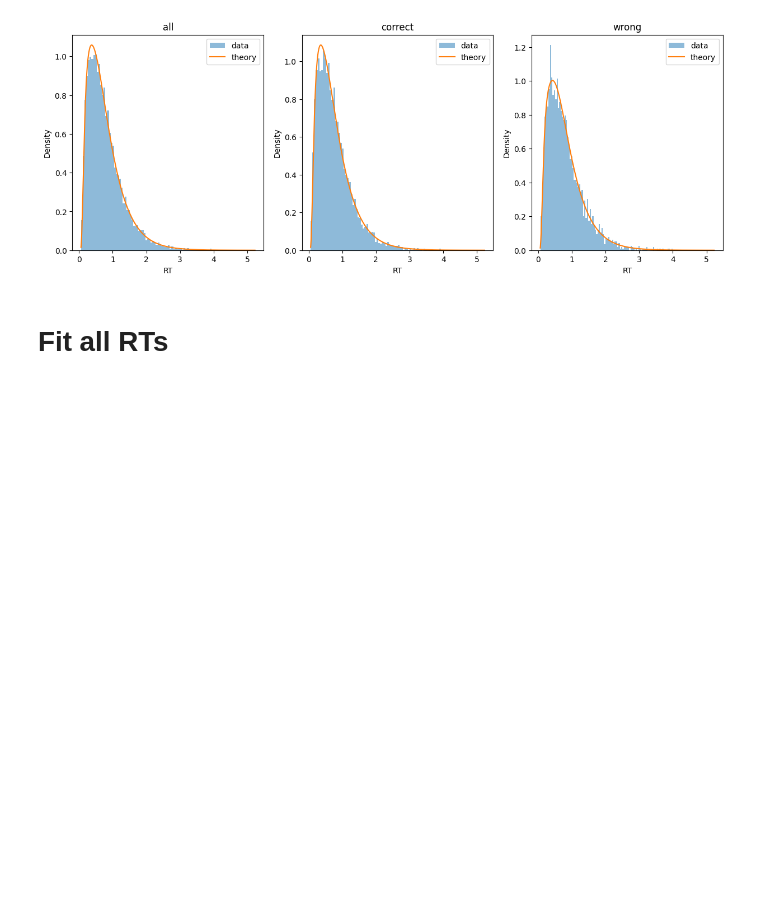
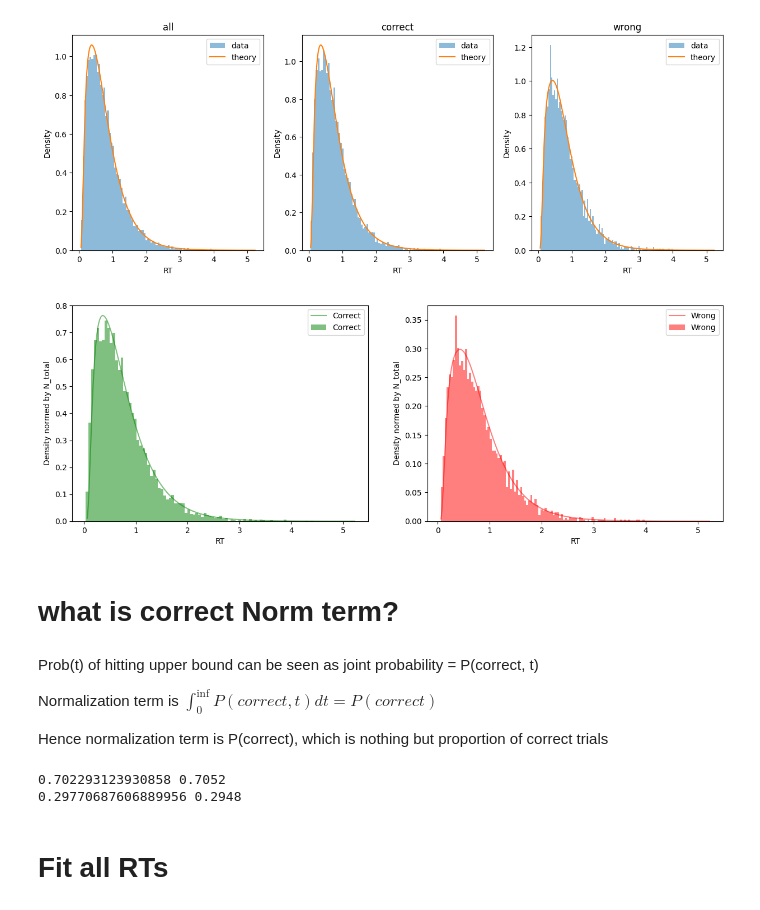
Before and after one commit to rakaar/ddm_codes, a Jupyter notebook: action_init_ddm/fitting_sim_data.ipynb, the cells around one changed output. Drawn from its saved outputs; the diff is of its cells as text; code cells hidden in the pictures; blank space fills up the shorter version.

```diff
--- a/action_init_ddm/fitting_sim_data.ipynb
+++ b/action_init_ddm/fitting_sim_data.ipynb
@@ -200,6 +204,46 @@ plt.hist(wrong_RT, label='data', density=True, alpha=0.5, bins=100); plt.plot(t_
 plt.xlabel('RT'); plt.ylabel('Density'); plt.title('wrong'); plt.legend();
 # %% [output]
 [figure]
+# %%
+N_correct = len(correct_RT); N_wrong = len(wrong_RT); N = len(RTs)
+
+P_correct_not_norm  = P_correct*correct_RT_norm_term
+
+correct_hist, correct_bins = np.histogram(correct_RT, bins=100, density=True)
+correct_hist_norm_by_N = correct_hist*(N_correct/N)
+
+
+P_wrong_not_norm  = P_wrong*wrong_RT_norm_term
+
+wrong_hist, wrong_bins = np.histogram(wrong_RT, bins=100, density=True)
+wrong_hist_norm_by_N = wrong_hist*(N_wrong/N)
+# %%
+plt.figure(figsize=(15, 5))
+plt.subplot(1,2,1)
+plt.bar(correct_bins[:-1], correct_hist_norm_by_N, width=np.diff(correct_bins), alpha=0.5, label='Correct', color='green');
+plt.plot(t_pts, P_correct_not_norm, label='Correct', alpha=0.5, color='green');
+plt.xlabel('RT'); plt.ylabel('Density normed by N_total'); plt.legend();
+
+plt.subplot(1,2,2)
+plt.bar(wrong_bins[:-1], wrong_hist_norm_by_N, width=np.diff(wrong_bins), alpha=0.5, label='Wrong', color='red');
+plt.plot(t_pts, P_wrong_not_norm, label='Wrong', alpha=0.5, color='red');
+plt.xlabel('RT'); plt.ylabel('Density normed by N_total'); plt.legend();
+# %% [output]
+[figure, added]
+# %% [markdown]
+# what is correct Norm term?
+# %% [markdown]
+Prob(t) of hitting upper bound can be seen as joint probability = P(correct, t)
+
+Normalization term is $\int_0^{\inf} P(correct,t) dt = P(correct)$
+
+Hence normalization term is P(correct), which is nothing but proportion of correct trials
+# %%
+print(correct_RT_norm_term, N_correct/N)
+print(wrong_RT_norm_term, N_wrong/N)
+# %% [output]
+0.702293123930858 0.7052
+0.29770687606889956 0.2948
 # %% [markdown]
 # Fit all RTs
 # %%
```
Also changed, not shown: parts of 1 cell of this notebook.
